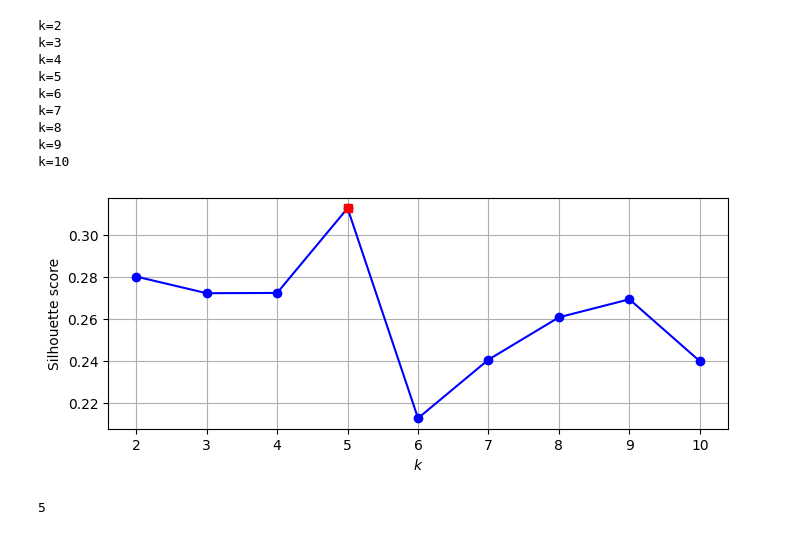
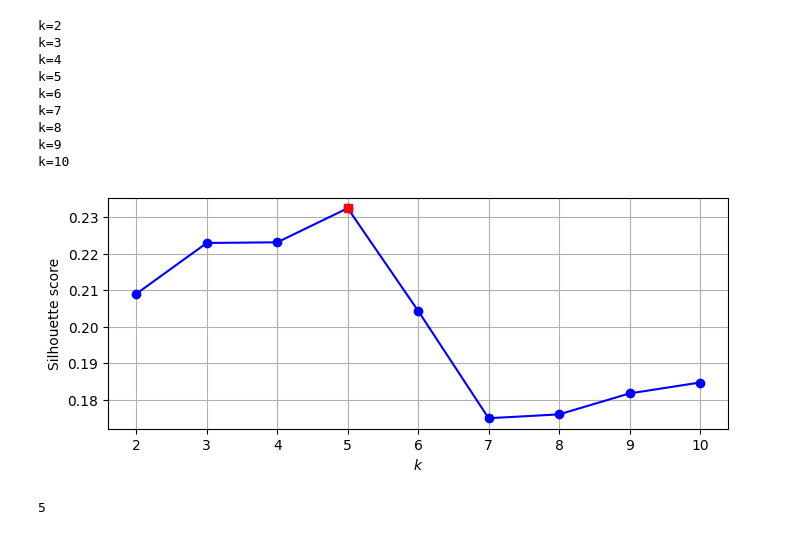
Before and after one commit to enescatagan/HotelDemandAI, a Jupyter notebook: notebooks/prep/1_cust_seg_kmeans.ipynb, the cells around one changed output. Cells and saved outputs as stored; diff of their text form; code cells hidden in the pictures.

```diff
--- a/notebooks/prep/1_cust_seg_kmeans.ipynb
+++ b/notebooks/prep/1_cust_seg_kmeans.ipynb
@@ -220,0 +347,9 @@ df_segment.shape
+# %%
+# Combine "Canceled" and "No-Show" categories into "Unsuccessful Reservations"
+df_segment['ReservationStatus'] = df_segment['ReservationStatus'].replace({
+    'Canceled': 'Unsuccessful Reservations',
+    'No-Show': 'Unsuccessful Reservations'
+})
+
+# Verify the changes
+df_segment['ReservationStatus'].value_counts()
@@ -224,8 +409,11 @@ df_segment.shape
 #### 1. Encode Categorical Variables
 # %%
 # Encode categorical columns
-df_encoded = pd.get_dummies(df_segment, columns=['CustomerType', 'MarketSegment',
-                                                  'DepositType', 'ReservationStatus'], drop_first=True)
+df_encoded = pd.get_dummies(
+    df_segment,
+    columns=["CustomerType", "MarketSegment", "ReservationStatus"],
+    drop_first=True,
+)
 
 df_encoded.head()
 # %% [output]
@@ -244,0 +435,10 @@ df_scaled = scaler.fit_transform(df_encoded)
+# %%
+from sklearn.decomposition import PCA
+
+# Let's find the number of components that explain 95% of the total variance with PCA
+pca = PCA(0.95)
+df_pca = pca.fit_transform(df_scaled)
+
+# Number of selected components
+optimal_components = pca.n_components_
+optimal_components
@@ -256,7 +458,7 @@ kmeans_per_k = []
 for k in k_range:
     print(f"k={k}")
     kmeans = KMeans(n_clusters=k, n_init=10, random_state=42)
-    kmeans.fit(df_scaled)
+    kmeans.fit(df_pca)
     kmeans_per_k.append(kmeans)
 # %% [output]
 k=2
@@ -271,21 +473,21 @@ k=10
 # %%
 from sklearn.metrics import silhouette_score
 
-silhouette_scores = [silhouette_score(df_scaled, model.labels_)
+silhouette_scores = [silhouette_score(df_pca, model.labels_)
                      for model in kmeans_per_k]
 best_index = np.argmax(silhouette_scores)
 best_k = k_range[best_index]
 best_score = silhouette_scores[best_index]
 
 plt.figure(figsize=(8, 3))
 plt.plot(k_range, silhouette_scores, "bo-")
 plt.xlabel("$k$")
 plt.ylabel("Silhouette score")
 plt.plot(best_k, best_score, "rs")
 plt.grid()
 plt.show()
 # %% [output]
-[figure, old version]
+[figure, new version]
 # %%
 best_k
 # %% [output]
```
Also changed, not shown: parts of 31 cells of this notebook.
